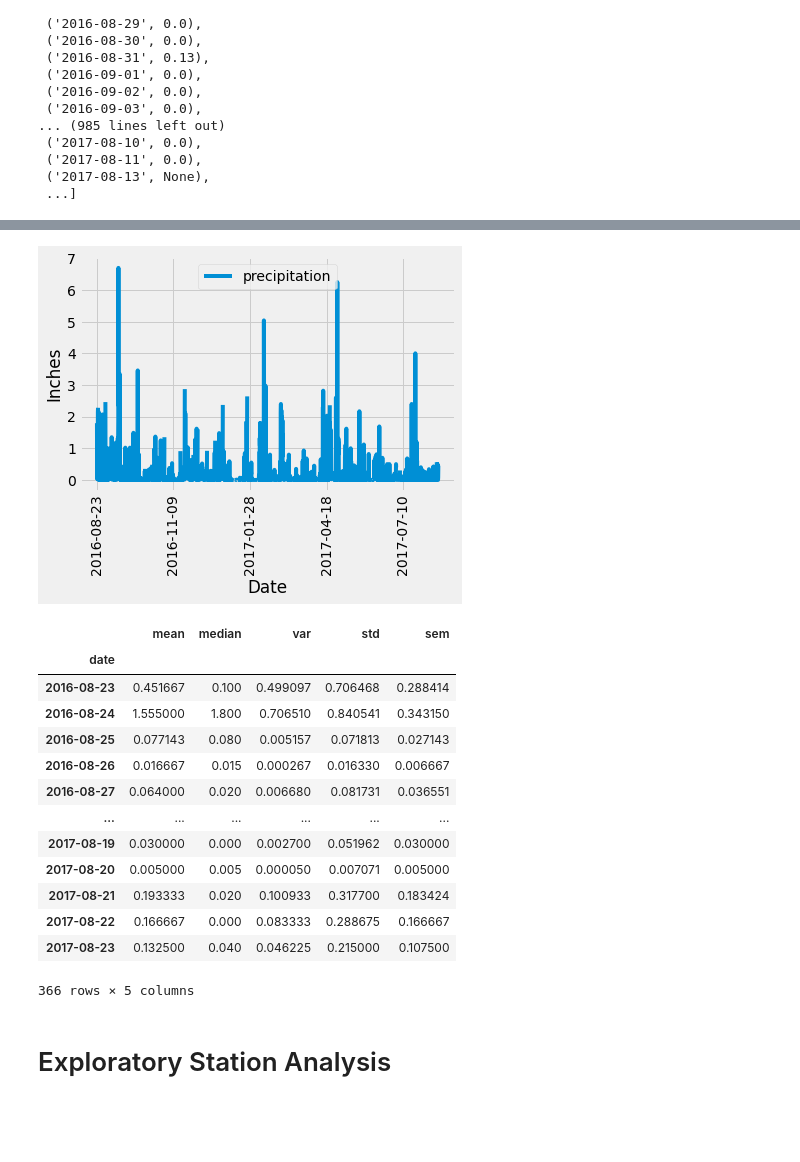
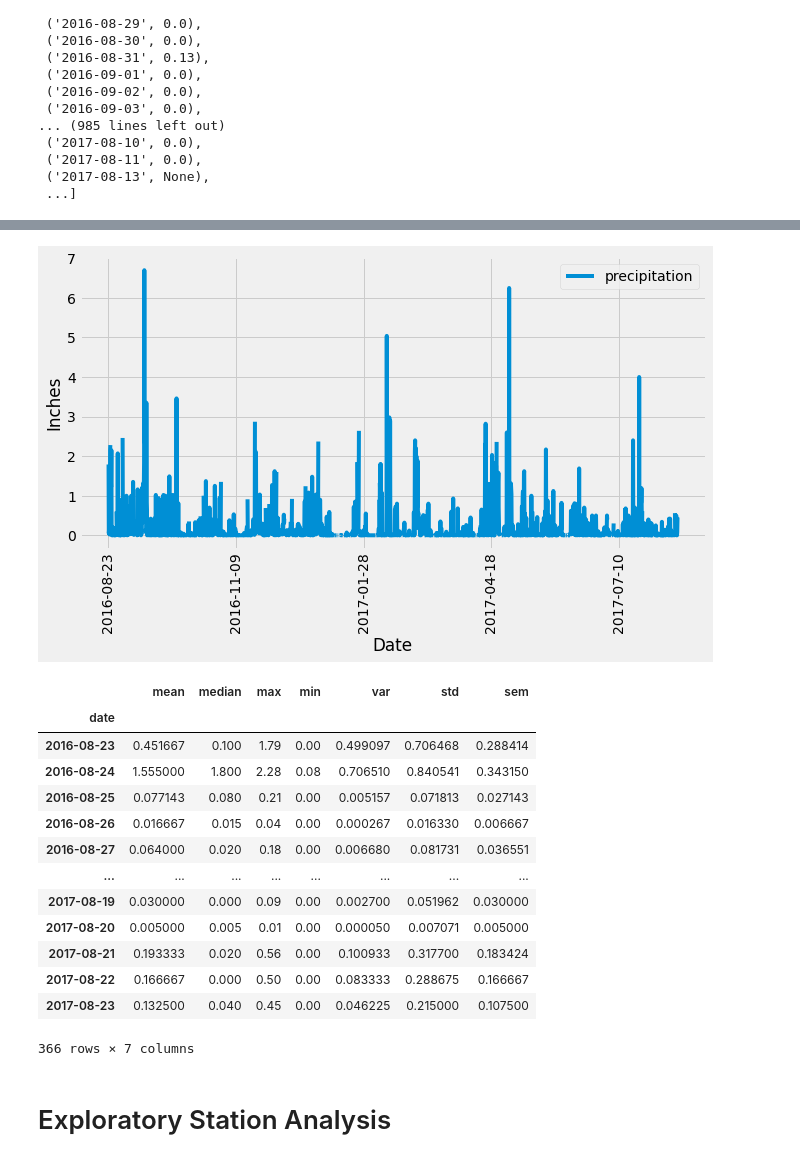
Before and after one commit to YameenaKhan/sqlalchemy-challenge, a Jupyter notebook: climate_starter.ipynb, the cells around one changed output, grey strips where cells are left out. Cells and saved outputs as stored; diff of their text form; code cells hidden in the pictures; blank space fills up the shorter version.

```diff
--- a/climate_starter.ipynb
+++ b/climate_starter.ipynb
@@ -126,32 +112,33 @@ Prcp_df
 # %%
-Prcp_df.plot(rot=90)
+# Use Pandas Plotting with Matplotlib to plot the data
+Prcp_df.plot(rot=90, figsize = (10,5))
 
 plt.ylabel("Inches")
 plt.xlabel("Date")
 
 plt.show()
 # %% [output]
-[figure, old version]
+[figure, new version]
 # %%
 # Use Pandas to calcualte the summary statistics for the precipitation data
 grouped_df = Prcp_df.groupby(["date"])
-Summary_df= grouped_df.agg(["mean","median","var","std","sem"])["precipitation"]
+Summary_df= grouped_df.agg(["mean","median","max","min","var","std","sem"])["precipitation"]
 Summary_df
 # %% [output]
-|  | mean | median | var | std | sem |
-| date |  |  |  |  |  |
-| 2016-08-23 | 0.451667 | 0.100 | 0.499097 | 0.706468 | 0.288414 |
-| 2016-08-24 | 1.555000 | 1.800 | 0.706510 | 0.840541 | 0.343150 |
-| 2016-08-25 | 0.077143 | 0.080 | 0.005157 | 0.071813 | 0.027143 |
-| 2016-08-26 | 0.016667 | 0.015 | 0.000267 | 0.016330 | 0.006667 |
-| 2016-08-27 | 0.064000 | 0.020 | 0.006680 | 0.081731 | 0.036551 |
-| ... | ... | ... | ... | ... | ... |
-| 2017-08-19 | 0.030000 | 0.000 | 0.002700 | 0.051962 | 0.030000 |
-| 2017-08-20 | 0.005000 | 0.005 | 0.000050 | 0.007071 | 0.005000 |
-| 2017-08-21 | 0.193333 | 0.020 | 0.100933 | 0.317700 | 0.183424 |
-| 2017-08-22 | 0.166667 | 0.000 | 0.083333 | 0.288675 | 0.166667 |
-| 2017-08-23 | 0.132500 | 0.040 | 0.046225 | 0.215000 | 0.107500 |
+|  | mean | median | max | min | var | std | sem |
+| date |  |  |  |  |  |  |  |
+| 2016-08-23 | 0.451667 | 0.100 | 1.79 | 0.00 | 0.499097 | 0.706468 | 0.288414 |
+| 2016-08-24 | 1.555000 | 1.800 | 2.28 | 0.08 | 0.706510 | 0.840541 | 0.343150 |
+| 2016-08-25 | 0.077143 | 0.080 | 0.21 | 0.00 | 0.005157 | 0.071813 | 0.027143 |
+| 2016-08-26 | 0.016667 | 0.015 | 0.04 | 0.00 | 0.000267 | 0.016330 | 0.006667 |
+| 2016-08-27 | 0.064000 | 0.020 | 0.18 | 0.00 | 0.006680 | 0.081731 | 0.036551 |
+| ... | ... | ... | ... | ... | ... | ... | ... |
+| 2017-08-19 | 0.030000 | 0.000 | 0.09 | 0.00 | 0.002700 | 0.051962 | 0.030000 |
+| 2017-08-20 | 0.005000 | 0.005 | 0.01 | 0.00 | 0.000050 | 0.007071 | 0.005000 |
+| 2017-08-21 | 0.193333 | 0.020 | 0.56 | 0.00 | 0.100933 | 0.317700 | 0.183424 |
+| 2017-08-22 | 0.166667 | 0.000 | 0.50 | 0.00 | 0.083333 | 0.288675 | 0.166667 |
+| 2017-08-23 | 0.132500 | 0.040 | 0.45 | 0.00 | 0.046225 | 0.215000 | 0.107500 |
-366 rows × 5 columns
+366 rows × 7 columns
 # %% [markdown]
 # Exploratory Station Analysis
 # %%
```
Also changed, not shown: parts of 6 cells of this notebook, 3 other files.
